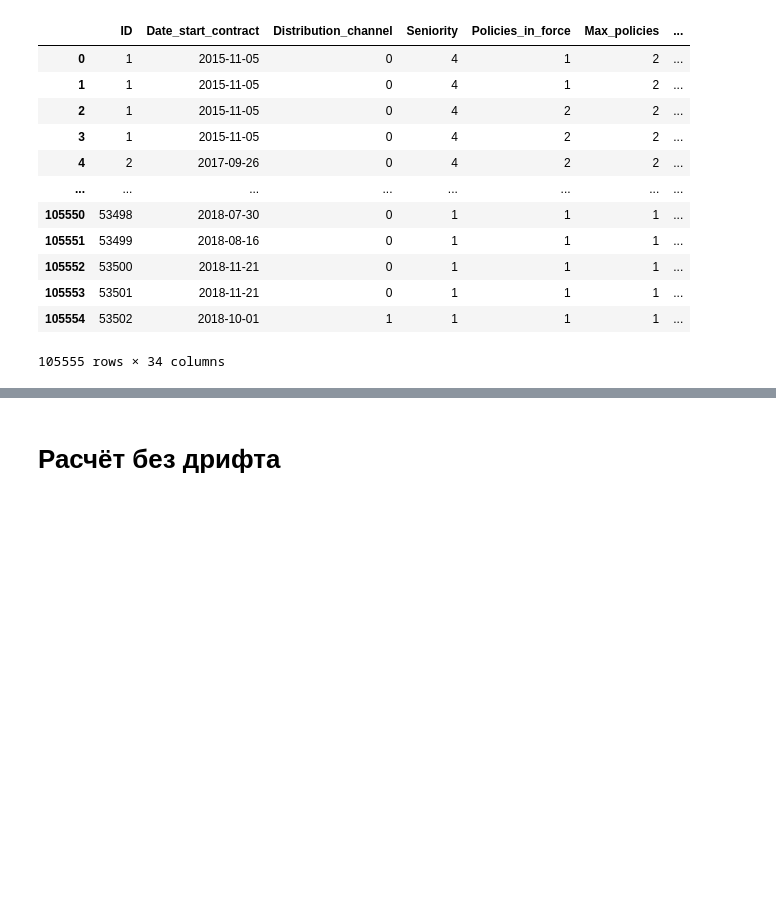
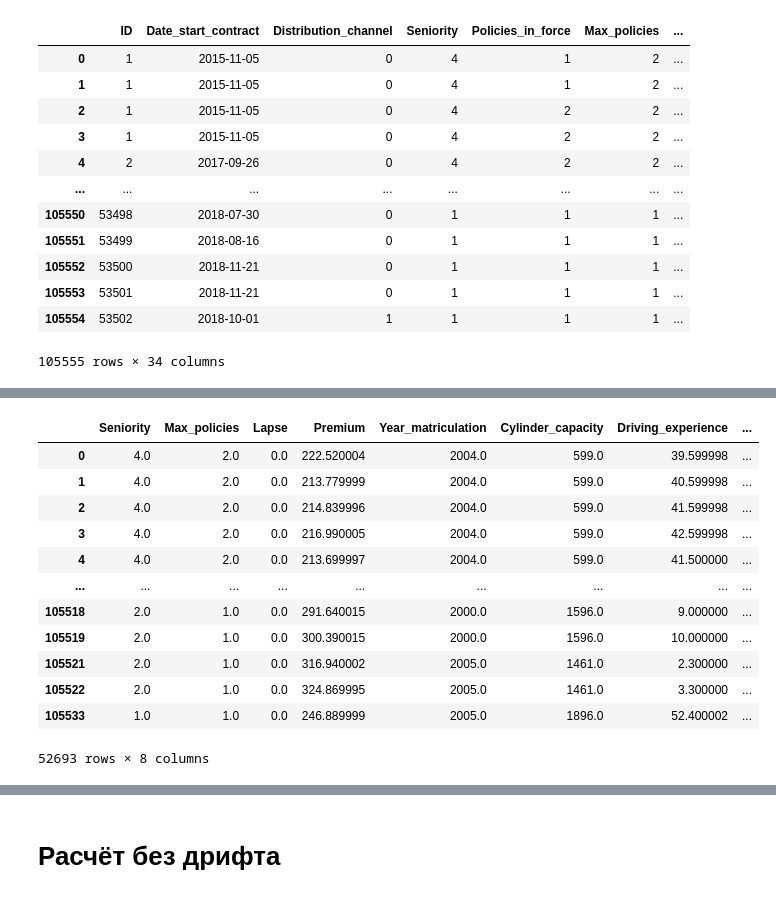
Before and after one commit to MatseraMS/Vehicle-Insurance-OutBoxML-DataDrift, a Jupyter notebook: insurance-Drift.ipynb, the cells around one changed output, grey strips where cells are left out. Cells and saved outputs as stored; diff of their text form; code cells hidden in the pictures; blank space fills up the shorter version.

```diff
--- a/insurance-Drift.ipynb
+++ b/insurance-Drift.ipynb
@@ -148,3 +149,19 @@ df_train = ds_manager.get_TrainDfs()
+# %%
+df_train[0]
+# %% [output]
+|  | Seniority | Max_policies | Lapse | Premium | Year_matriculation | Cylinder_capacity | Driving_experience | ... |
+| 0 | 4.0 | 2.0 | 0.0 | 222.520004 | 2004.0 | 599.0 | 39.599998 | ... |
+| 1 | 4.0 | 2.0 | 0.0 | 213.779999 | 2004.0 | 599.0 | 40.599998 | ... |
+| 2 | 4.0 | 2.0 | 0.0 | 214.839996 | 2004.0 | 599.0 | 41.599998 | ... |
+| 3 | 4.0 | 2.0 | 0.0 | 216.990005 | 2004.0 | 599.0 | 42.599998 | ... |
+| 4 | 4.0 | 2.0 | 0.0 | 213.699997 | 2004.0 | 599.0 | 41.500000 | ... |
+| ... | ... | ... | ... | ... | ... | ... | ... | ... |
+| 105518 | 2.0 | 1.0 | 0.0 | 291.640015 | 2000.0 | 1596.0 | 9.000000 | ... |
+| 105519 | 2.0 | 1.0 | 0.0 | 300.390015 | 2000.0 | 1596.0 | 10.000000 | ... |
+| 105521 | 2.0 | 1.0 | 0.0 | 316.940002 | 2005.0 | 1461.0 | 2.300000 | ... |
+| 105522 | 2.0 | 1.0 | 0.0 | 324.869995 | 2005.0 | 1461.0 | 3.300000 | ... |
+| 105533 | 1.0 | 1.0 | 0.0 | 246.889999 | 2005.0 | 1896.0 | 52.400002 | ... |
+52693 rows × 8 columns
 # %%
 df_test = ds_manager.get_TestDfs()
 # %% [output]
```
Also changed, not shown: parts of 19 cells of this notebook, 5 other files.
